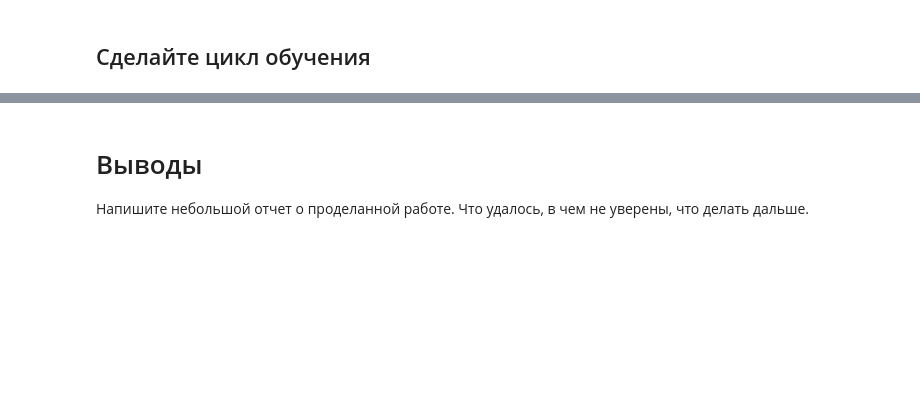
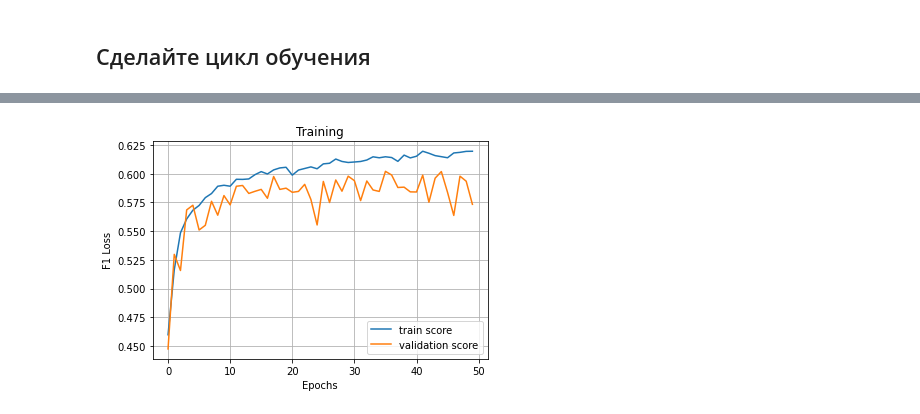
Before and after one commit to ruthenian8/DeepAverageNetwork, a Jupyter notebook: DAN Task.ipynb, the cells around one changed output, grey strips where cells are left out. Cells and saved outputs as stored; diff of their text form; code cells hidden in the pictures; blank space fills up the shorter version.

```diff
--- a/DAN Task.ipynb
+++ b/DAN Task.ipynb
@@ -199,11 +132,12 @@ device = torch.device("cuda" if torch.cuda.is_available() else "cpu")
 # %%
 class DeepAverageNetwork(nn.Module):
     def __init__(self,
-                 word2id:Dict[str] = token2index,
+                 word2id:Dict[str, int] = token2index,
                  embedding_dim = 300,
                  output_dim:int = 3,
-                 embeds:torch.Tensor = embeddings):
+                 embeds:torch.Tensor = torch.Tensor(embeddings)):
 
+        super().__init__()
         self.EMB_DIM = embedding_dim
         self.VOCAB_SIZE = len(word2id)
         self.OUT_DIM = output_dim
@@ -212,26 +146,26 @@ class DeepAverageNetwork(nn.Module):
         self.linear1 = nn.Linear(self.EMB_DIM, self.EMB_DIM)
         self.linear2 = nn.Linear(self.EMB_DIM, self.EMB_DIM)
         self.hidden = nn.Linear(self.EMB_DIM, self.OUT_DIM)
-        self.relu = nn.LeakuReLU()
+        self.relu = nn.ReLU()
+        # self.batchnorm = nn.BatchNorm1d(self.EMB_DIM)
+        # self.dropout = nn.Dropout(0.05)
         self.act = nn.LogSoftmax(1)
 
     def forward(self, text):
-        embedded = self.embedding(text)
-        print(embedded.size())
-        mean = torch.mean(embedded, dim=0).float()
-        print(mean.size())
+        embedded = self.embeds(text)
+        mean = torch.mean(embedded, dim=1).float()
         linear1 = self.relu(self.linear1(mean))
         linear2 = self.relu(self.linear2(linear1))
         hidden = self.hidden(linear2)
         return self.act(hidden)
 # %%
 model = DeepAverageNetwork(output_dim=3,
-                           embeds=embeddings)
+                           embeds=torch.Tensor(embeddings))
 # %% [markdown]
 ## Задайте функцию потерь и оптимизатор
 # %%
-#loss = nn.CrossEntropyLoss()
-loss = nn.NLLLoss.to(device)
+# loss = nn.CrossEntropyLoss().to(device)
+loss = nn.NLLLoss().to(device)
 optimizer = torch.optim.Adam(model.parameters(), lr=0.001)
 model = model.to(device)
 # %% [markdown]
@@ -286,12 +220,12 @@ def evaluate(model:nn.Module,
 f1s = []
 f1s_eval = []
 
-NUM_EPOCHS = 12
+NUM_EPOCHS = 50
 
 for n_epoch in tqdm(range(NUM_EPOCHS)):
-    print(f"Epoch #{str(n_epoch + 1)}:")
-    f1s.append(train(model, training_generator, optimizer, criterion))
-    ev = evaluate(model, valid_generator, criterion)
-    print("Mean F1 score: ", ev)
+    print(f"\nEpoch #{str(n_epoch + 1)}:")
+    f1s.append(train(model, train_loader, optimizer, loss))
+    ev = evaluate(model, valid_loader, loss)
+    print("\nMean F1 score: ", ev)
     f1s_eval.append(ev)
 # %% [output]
@@ -299,3 +267,11 @@ Ellipsis
-# %% [markdown]
-# Выводы
-Напишите небольшой отчет о проделанной работе. Что удалось, в чем не уверены, что делать дальше.
+# %%
+plt.figure()
+plt.plot(f1s, label='train score')
+plt.plot(f1s_eval, label='validation score')
+plt.legend()
+plt.grid()
+plt.title('Training')
+plt.xlabel('Epochs')
+plt.ylabel('F1 Loss');
+# %% [output]
+[figure, added]
```
Also changed, not shown: parts of 16 cells of this notebook.
